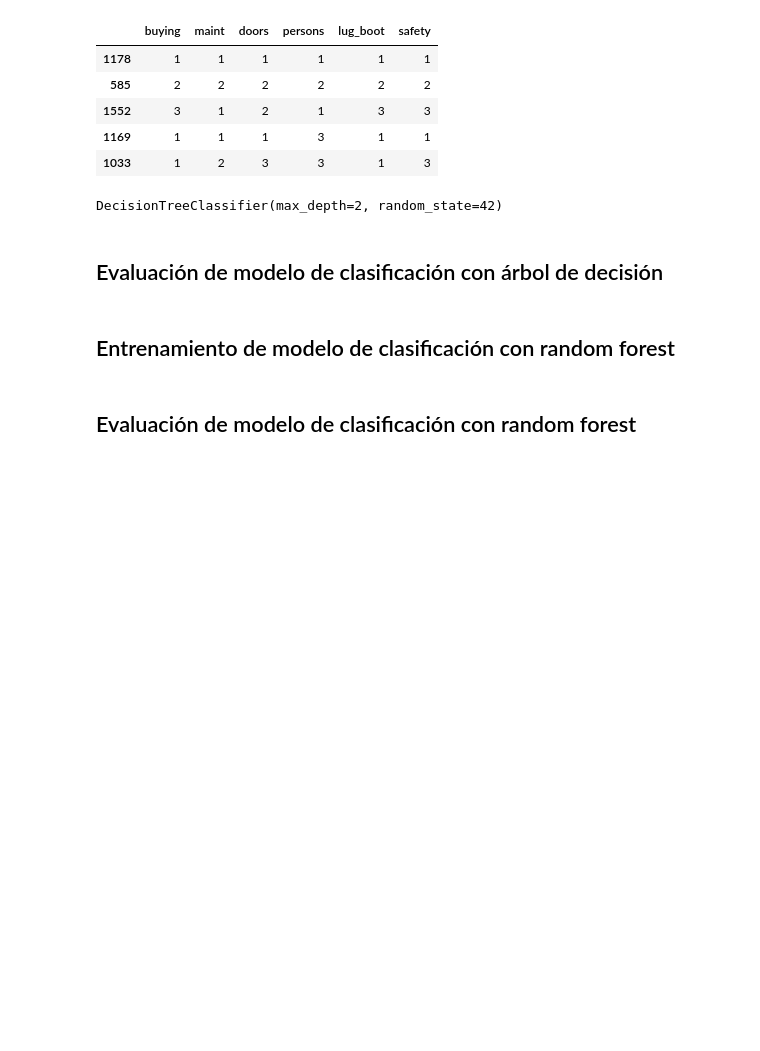
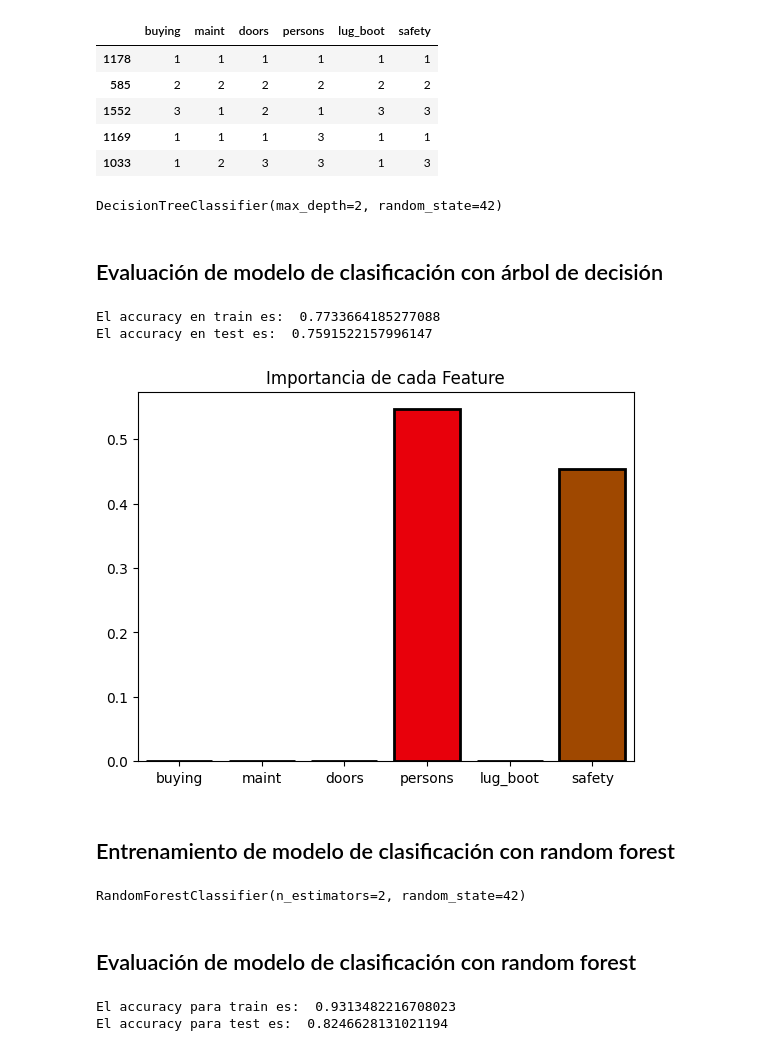
Before and after one commit to JRamos84/tree-data-science-platzi, a Jupyter notebook: decision_tree_random_forest_project_template.ipynb, the cells around one changed output. Cells and saved outputs as stored; diff of their text form; code cells hidden in the pictures; blank space fills up the shorter version.

```diff
--- a/decision_tree_random_forest_project_template.ipynb
+++ b/decision_tree_random_forest_project_template.ipynb
@@ -166,14 +166,28 @@ y_test_pred_tree = tree.predict(X_test)
 ## Evaluación de modelo de clasificación con árbol de decisión
 # %%
 #Calculo de metricas
-
+from sklearn.metrics import accuracy_score
 
 #Calculo el accuracy en Train
-
+train_accurace_tree = accuracy_score(y_train,y_train_pred_tree)
 
 #Calculo el accuracy en Test
+test_accurace_tree = accuracy_score(y_test,y_test_pred_tree)
+print('El accuracy en train es: ',train_accurace_tree )
+print('El accuracy en test es: ',test_accurace_tree )
+# %% [output]
+El accuracy en train es:  0.7733664185277088
+El accuracy en test es:  0.7591522157996147
 # %%
 #Verificamos el feature importances
+import seaborn as sns
+importances = tree.feature_importances_
+columns = X.columns
+sns.barplot(x=columns, y=importances, palette='bright', saturation= 2.0, edgecolor='black',linewidth=2)
+plt.title('Importancia de cada Feature')
+plt.show()
+# %% [output]
+[figure, added]
 # %% [markdown]
 ## Entrenamiento de modelo de clasificación con random forest
 # %%
@@ -181,2 +196,6 @@ y_test_pred_tree = tree.predict(X_test)
 # %%
 #Calculo de las predicciones en Train y Test
+rf = RandomForestClassifier(n_estimators=2, random_state=42)
+rf.fit(X_train,y_train)
+# %% [output]
+RandomForestClassifier(n_estimators=2, random_state=42)
@@ -184,14 +206,18 @@ y_test_pred_tree = tree.predict(X_test)
 ## Evaluación de modelo de clasificación con random forest
 # %%
 #Calculo de metricas
-
+from sklearn.metrics import accuracy_score
 
 #Calculo el accuracy en Train
-
+train_accuracy_rf = accuracy_score(y_train,y_train_pred_rf )
 
 #Calculo el accuracy en Test
-
-
+test_accuracy_rf = accuracy_score(y_test,y_test_pred_rf )
+print('El accuracy para train es: ', train_accuracy_rf)
+print('El accuracy para test es: ', test_accuracy_rf)
 #Importante: podriamos reducir el numero de estimadores para disminuir el sobreajuste del modelo.
+# %% [output]
+El accuracy para train es:  0.9313482216708023
+El accuracy para test es:  0.8246628131021194
 # %%
 # Visualizacion de las feature importantes
```
Also changed, not shown: parts of 6 cells of this notebook, 8 other files.
